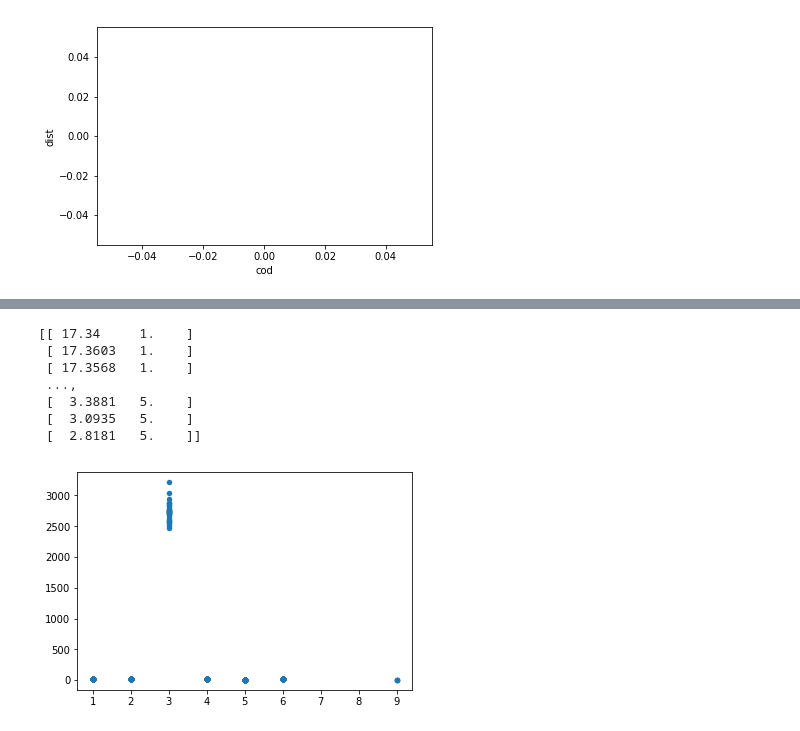
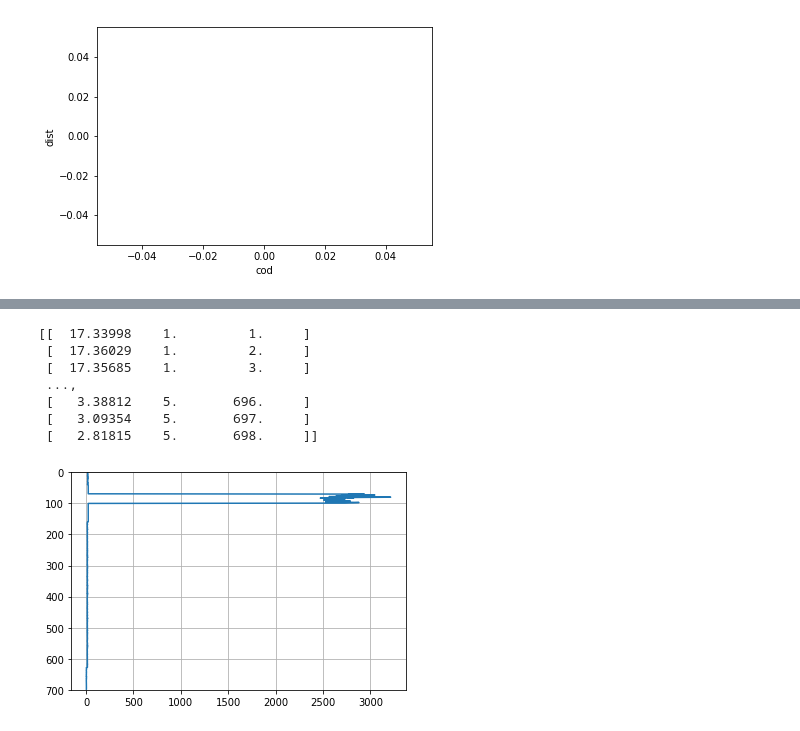
Before and after one commit to VictorCarreira/Classificador, a Jupyter notebook: Preclassificador.ipynb, the cells around one changed output, grey strips where cells are left out. Cells and saved outputs as stored; diff of their text form; code cells hidden in the pictures.

```diff
--- a/Preclassificador.ipynb
+++ b/Preclassificador.ipynb
@@ -114,15 +120,21 @@ plt.scatter(y, x, s=80, marker=".");
 # %%
 C2 = np.loadtxt(fname='SemelhançaC2.txt')
 print(C2)
 x= C2[:,0]
-y= C2[:,1]
-plt.scatter(y, x, s=80, marker=".");
+y= C2[:,2]
+#plt.scatter(y, x, s=80, marker=".");
+
+plt.plot(x,y, linestyle="-")
+plt.grid() # bota a gridagem
+py.ylim(0, 700)
+plt.gca().invert_yaxis() # inverte o eixo y
+plt.show()
 # %% [output]
-[[ 17.34     1.    ]
- [ 17.3603   1.    ]
- [ 17.3568   1.    ]
+[[  17.33998    1.         1.     ]
+ [  17.36029    1.         2.     ]
+ [  17.35685    1.         3.     ]
  ...,
- [  3.3881   5.    ]
- [  3.0935   5.    ]
- [  2.8181   5.    ]]
+ [   3.38812    5.       696.     ]
+ [   3.09354    5.       697.     ]
+ [   2.81815    5.       698.     ]]
-[figure, old version]
+[figure, new version]
```
Also changed, not shown: parts of 1 cell of this notebook.
